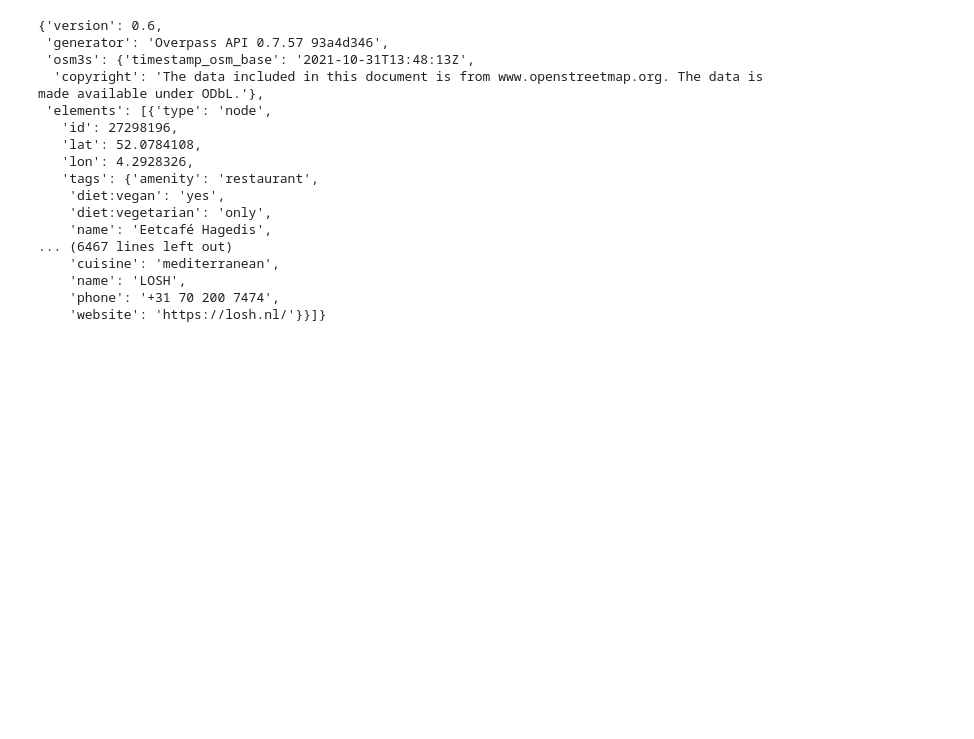
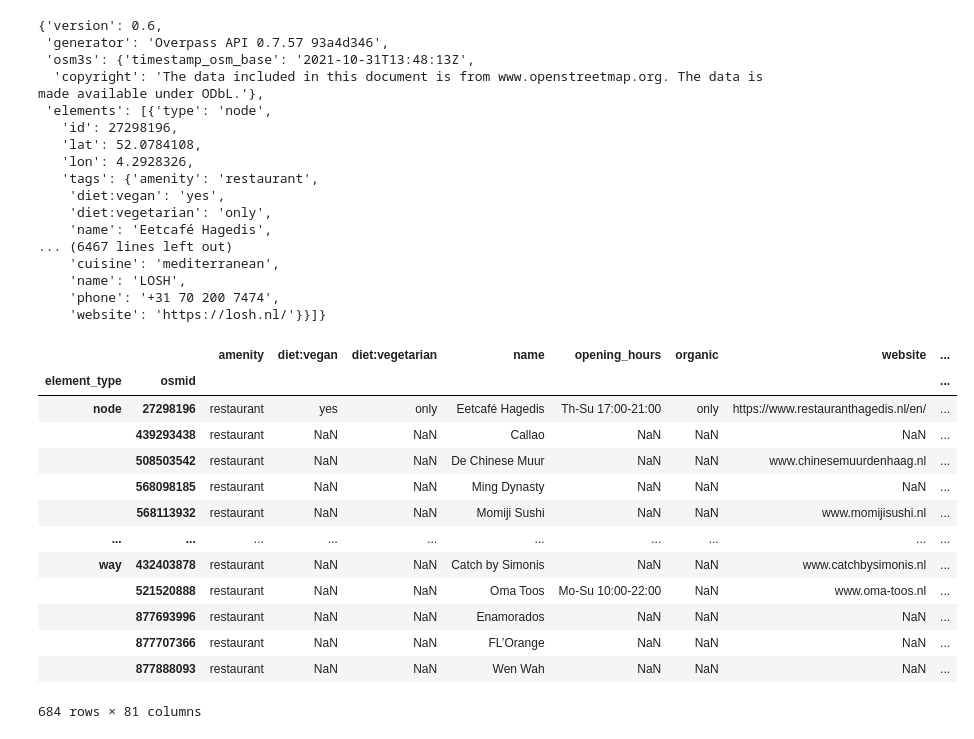
Before and after one commit to PiotrZakrzewski/exploring-overpass, a Jupyter notebook: Overpass.ipynb, the cells around one changed output. Drawn from its saved outputs; the diff is of its cells as text; code cells hidden in the pictures; blank space fills up the shorter version.

Commit message:
Add osmnx implementation of the same query

```diff
--- a/Overpass.ipynb
+++ b/Overpass.ipynb
@@ -40,3 +40,23 @@ for_csv = "\n".join(for_csv)
 with open("den_haag_horeca.csv", "w") as outfile:
     outfile.write("lat,lon\n")
     outfile.write(for_csv)
+# %%
+import osmnx as ox
+place = "'S Gravenhage', Zuid Holland"
+tags = {"amenity": "restaurant"}
+ox.geometries_from_place(place, tags)
+# %% [output]
+|  |  | amenity | diet:vegan | diet:vegetarian | name | opening_hours | organic | website | ... |
+| element_type | osmid |  |  |  |  |  |  |  | ... |
+| node | 27298196 | restaurant | yes | only | Eetcafé Hagedis | Th-Su 17:00-21:00 | only | https://www.restauranthagedis.nl/en/ | ... |
+|  | 439293438 | restaurant | NaN | NaN | Callao | NaN | NaN | NaN | ... |
+|  | 508503542 | restaurant | NaN | NaN | De Chinese Muur | NaN | NaN | www.chinesemuurdenhaag.nl | ... |
+|  | 568098185 | restaurant | NaN | NaN | Ming Dynasty | NaN | NaN | NaN | ... |
+|  | 568113932 | restaurant | NaN | NaN | Momiji Sushi | NaN | NaN | www.momijisushi.nl | ... |
+| ... | ... | ... | ... | ... | ... | ... | ... | ... | ... |
+| way | 432403878 | restaurant | NaN | NaN | Catch by Simonis | NaN | NaN | www.catchbysimonis.nl | ... |
+|  | 521520888 | restaurant | NaN | NaN | Oma Toos | Mo-Su 10:00-22:00 | NaN | www.oma-toos.nl | ... |
+|  | 877693996 | restaurant | NaN | NaN | Enamorados | NaN | NaN | NaN | ... |
+|  | 877707366 | restaurant | NaN | NaN | FL’Orange | NaN | NaN | NaN | ... |
+|  | 877888093 | restaurant | NaN | NaN | Wen Wah | NaN | NaN | NaN | ... |
+684 rows × 81 columns
```
